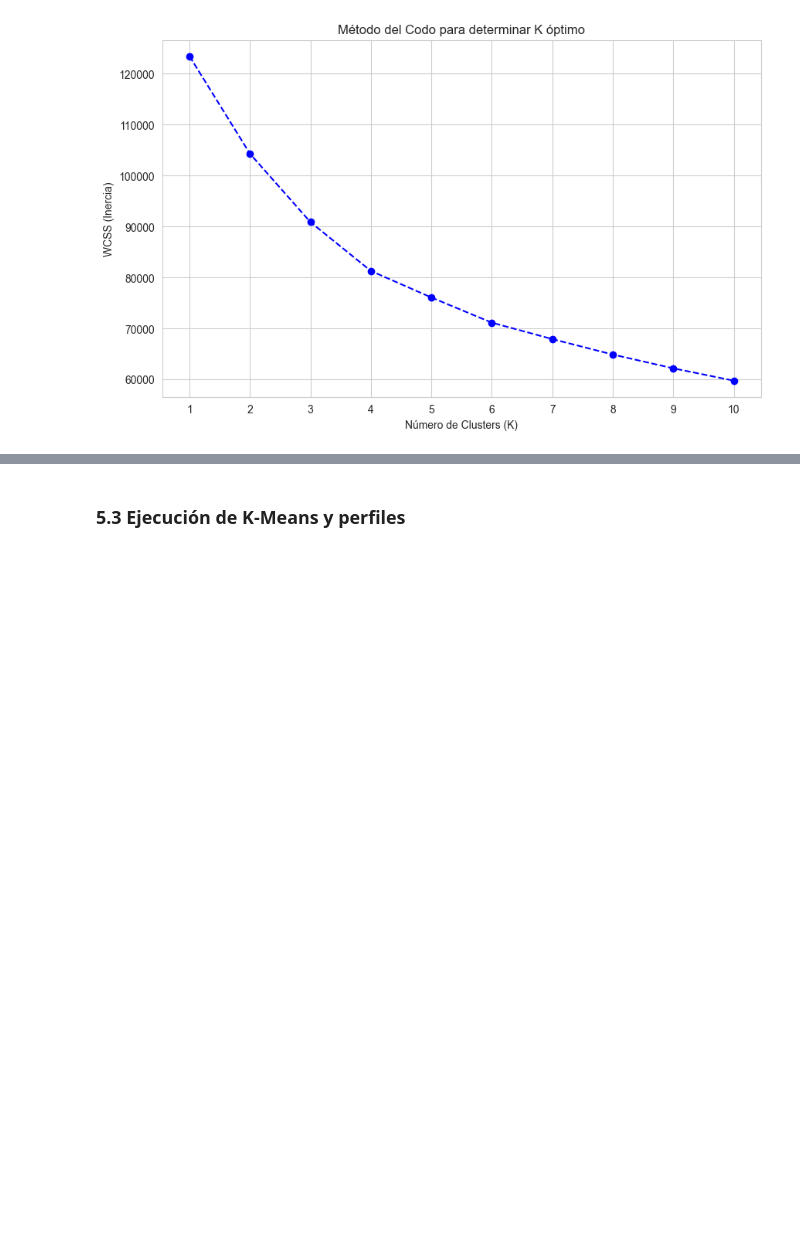
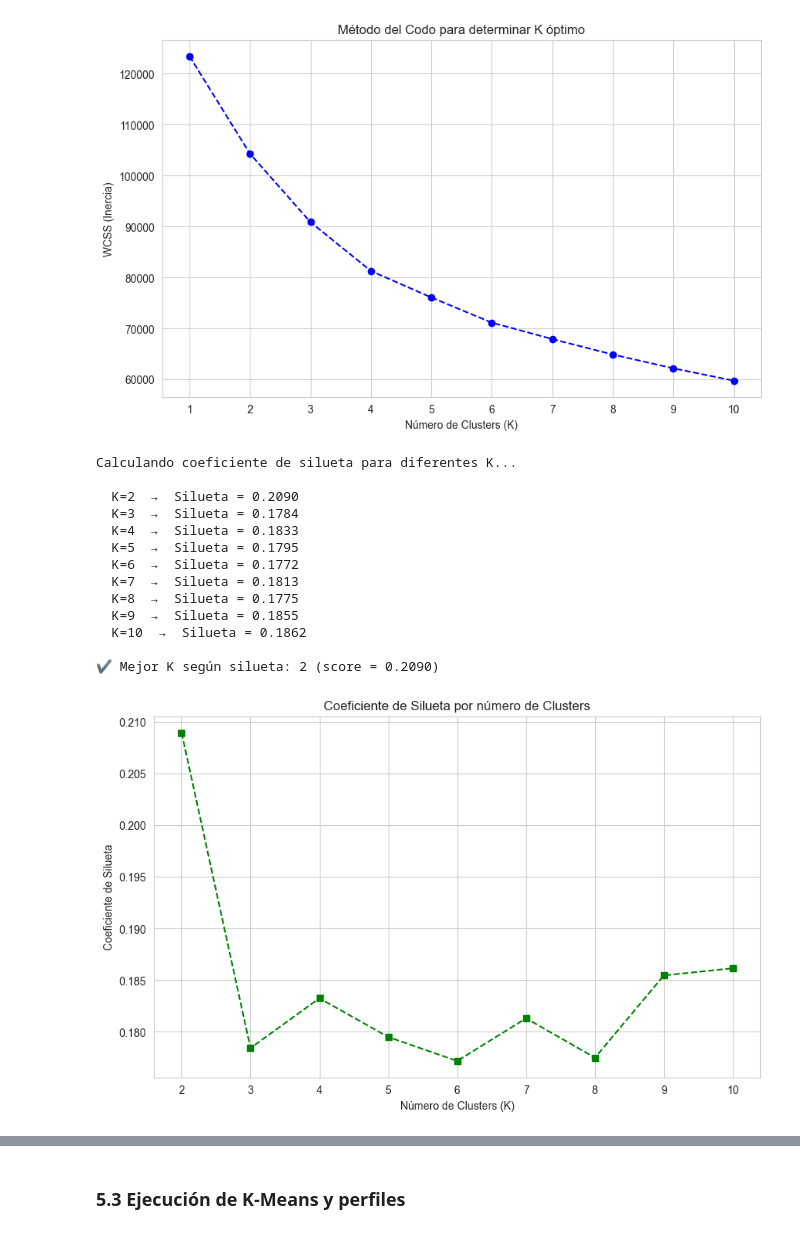
Before and after one commit to Dcextrim/MineriadeDatos-Proyecto1, a Jupyter notebook: Proyecto.ipynb, the cells around one changed output, grey strips where cells are left out. Cells and saved outputs as stored; diff of their text form; code cells hidden in the pictures; blank space fills up the shorter version.

Commit message:
Silueta

```diff
--- a/Proyecto.ipynb
+++ b/Proyecto.ipynb
@@ -918,6 +918,48 @@ plt.show()
 # %% [output]
 Calculando inercia para diferentes K...
 [figure]
+# %%
+from sklearn.metrics import silhouette_score
+
+# Coeficiente de Silueta para cada K (de 2 a 10)
+sil_scores = []
+rango_sil = range(2, 11)
+
+print("Calculando coeficiente de silueta para diferentes K...\n")
+
+for k in rango_sil:
+    kmeans_temp = KMeans(n_clusters=k, init='k-means++', random_state=42, n_init=10)
+    labels_temp = kmeans_temp.fit_predict(df_escalado)
+    score = silhouette_score(df_escalado, labels_temp)
+    sil_scores.append(score)
+    print(f"  K={k}  →  Silueta = {score:.4f}")
+
+print(f"\n✔ Mejor K según silueta: {list(rango_sil)[sil_scores.index(max(sil_scores))]} (score = {max(sil_scores):.4f})")
+
+# Graficar Coeficiente de Silueta
+plt.figure(figsize=(10, 6))
+plt.plot(rango_sil, sil_scores, marker='s', linestyle='--', color='green')
+plt.title('Coeficiente de Silueta por número de Clusters')
+plt.xlabel('Número de Clusters (K)')
+plt.ylabel('Coeficiente de Silueta')
+plt.xticks(rango_sil)
+plt.grid(True)
+plt.show()
+# %% [output]
+Calculando coeficiente de silueta para diferentes K...
+
+  K=2  →  Silueta = 0.2090
+  K=3  →  Silueta = 0.1784
+  K=4  →  Silueta = 0.1833
+  K=5  →  Silueta = 0.1795
+  K=6  →  Silueta = 0.1772
+  K=7  →  Silueta = 0.1813
+  K=8  →  Silueta = 0.1775
+  K=9  →  Silueta = 0.1855
+  K=10  →  Silueta = 0.1862
+
+✔ Mejor K según silueta: 2 (score = 0.2090)
+[figure, added]
 # %% [markdown]
 ### ¿Por qué K=3?
 
```
Also changed, not shown: parts of 1 cell of this notebook.
